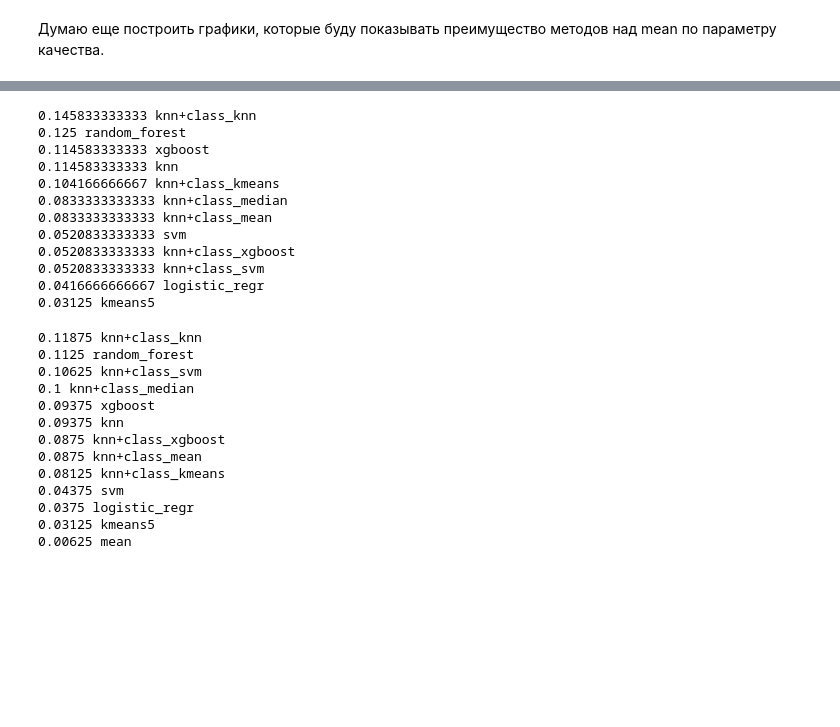
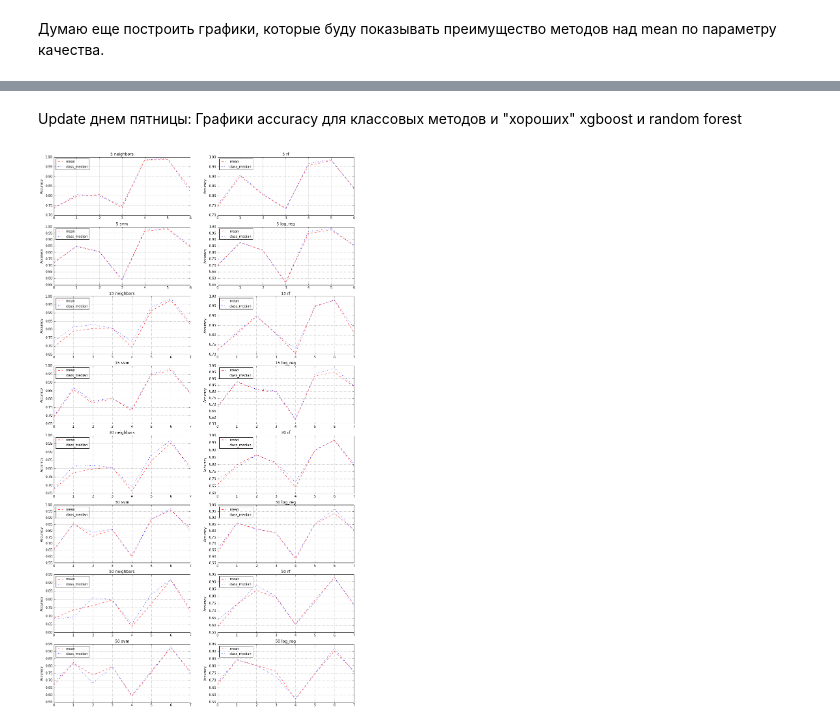
Before and after one commit to tyamana/imputer, a Jupyter notebook: analysis/Analysis of results.ipynb, the cells around one changed output, grey strips where cells are left out. Drawn from its saved outputs; the diff is of its cells as text; code cells hidden in the pictures; blank space fills up the shorter version.

```diff
--- a/analysis/Analysis of results.ipynb
+++ b/analysis/Analysis of results.ipynb
@@ -527,33 +457,0 @@ sort_and_print_top_dict(class_top1)
-# %%
-#15% top3
-sort_and_print_top_dict(class_top1)
-# %% [output]
-0.145833333333 knn+class_knn
-0.125 random_forest
-0.114583333333 xgboost
-0.114583333333 knn
-0.104166666667 knn+class_kmeans
-0.0833333333333 knn+class_median
-0.0833333333333 knn+class_mean
-0.0520833333333 svm
-0.0520833333333 knn+class_xgboost
-0.0520833333333 knn+class_svm
-0.0416666666667 logistic_regr
-0.03125 kmeans5
-# %%
-#15% top5
-sort_and_print_top_dict(class_top1)
-# %% [output]
-0.11875 knn+class_knn
-0.1125 random_forest
-0.10625 knn+class_svm
-0.1 knn+class_median
-0.09375 xgboost
-0.09375 knn
-0.0875 knn+class_xgboost
-0.0875 knn+class_mean
-0.08125 knn+class_kmeans
-0.04375 svm
-0.0375 logistic_regr
-0.03125 kmeans5
-0.00625 mean
@@ -559,0 +461,32 @@ sort_and_print_top_dict(class_top1)
+# %%
+def acc_graph(recovery_method):
+    plt.figure().set_size_inches(16.5, 30.0)
+    plot_number = 1
+
+    for rate in rates:
+        for ml_method in ml_methods:
+            mean_acc, comparing_acc = score_processing(recovery_method, rate, ml_method)
+
+            #print(len(mean_acc))
+            #print(len(comparing_acc))
+            t = np.arange(len(mean_acc))
+
+            plt.subplot(8, 2, plot_number)
+            plt.plot(t, mean_acc, 'r--', t, comparing_acc, 'b-.')
+            plt.yscale('linear')
+            plt.ylabel('Accuracy')
+            if recovery_method != 'xgboost' and recovery_method != 'rf':
+                meth_name = recovery_method[4:]
+            else:
+                meth_name = recovery_method
+            plt.legend(('mean', meth_name), loc='upper left', fontsize='medium')
+            plt.title('{0} {1}'.format(rate, ml_method))
+            plt.grid(True)
+            plot_number += 1
+# %% [markdown]
+Update днем пятницы:
+Графики accuracy для классовых методов и "хороших" xgboost и random forest
+# %%
+acc_graph('knn+class_median')
+# %% [output]
+[figure, added]
```
Also changed, not shown: parts of 17 cells of this notebook.
